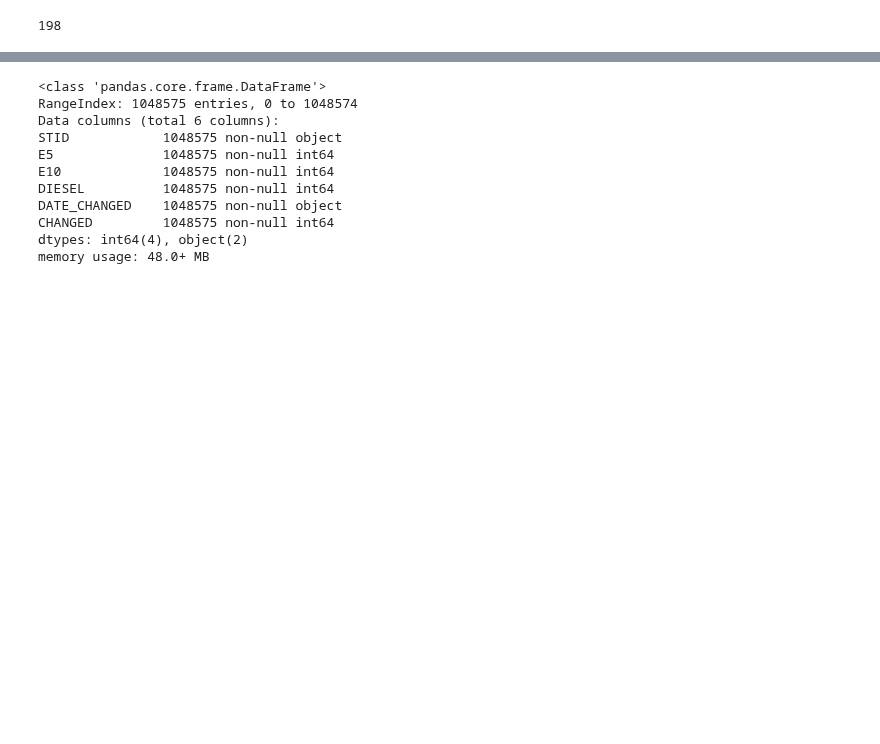
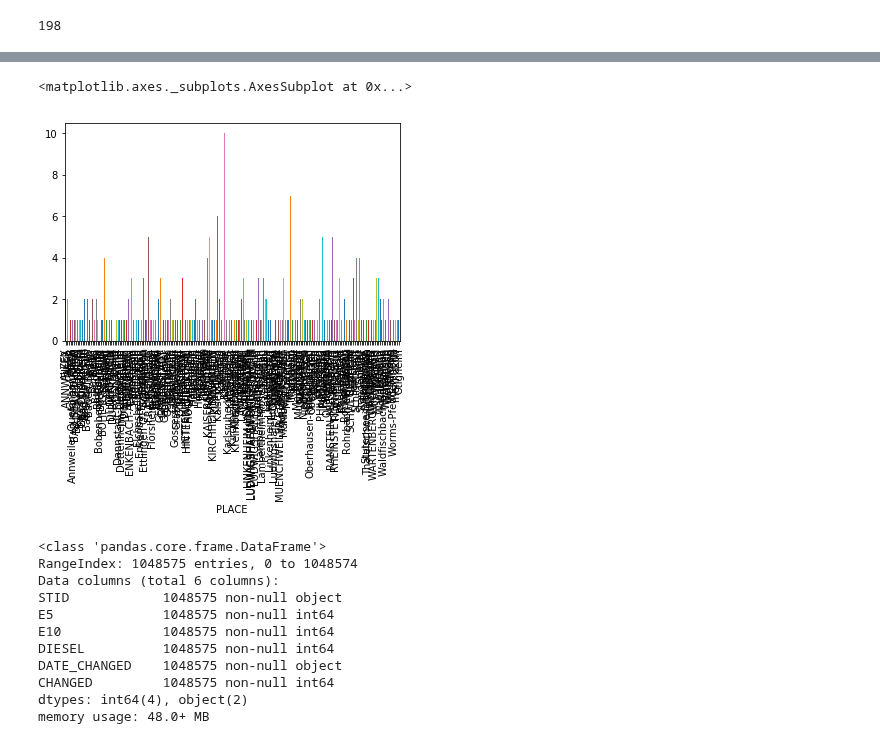
Before and after one commit to sumittomer/Data-Science-Lecture, a Jupyter notebook: Python Code.ipynb, the cells around one changed output, grey strips where cells are left out. Cells and saved outputs as stored; diff of their text form; code cells hidden in the pictures; blank space fills up the shorter version.

```diff
--- a/Python Code.ipynb
+++ b/Python Code.ipynb
@@ -72 +159,7 @@ data_sta['PLACE'].nunique()
+# %%
+get_ipython().magic('matplotlib inline')
+station.groupby('PLACE')['BRAND'].nunique().plot(kind='bar')
+# %% [output]
+<matplotlib.axes._subplots.AxesSubplot at 0x...>
+[figure, added]
 # %%
```
Also changed, not shown: parts of 22 cells of this notebook.
